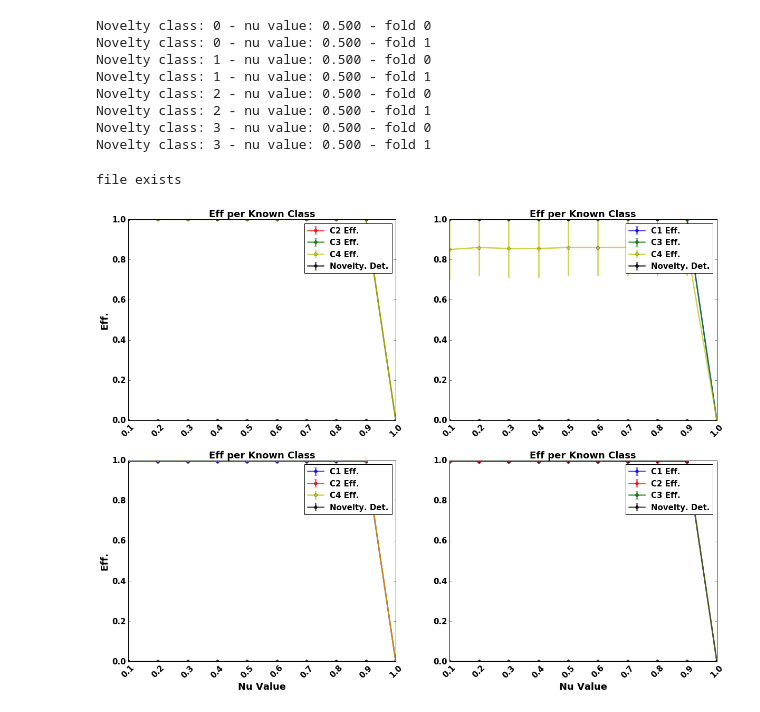
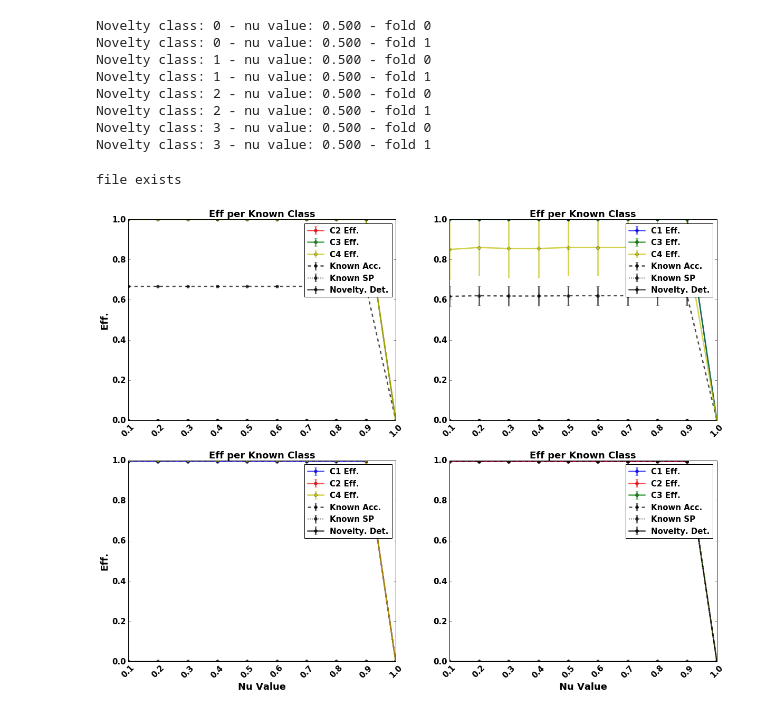
Before and after one commit to natmourajr/SonarAnalysis, a Jupyter notebook: Packages/NoveltyDetection/SingleClassSVM/SingleClassSVM.ipynb, the cells around one changed output. Saved outputs shown, nothing was run; the diff lists cells and outputs as text; code cells hidden in the pictures.

Commit message:
new NeuralNetwork Novelty Detection Analysis

```diff
--- a/Packages/NoveltyDetection/SingleClassSVM/SingleClassSVM.ipynb
+++ b/Packages/NoveltyDetection/SingleClassSVM/SingleClassSVM.ipynb
@@ -239,15 +238,6 @@ Novelty class: 3 - nu value: 0.500 - fold 1
 # analysis example - nu value variation
 
 from sklearn import preprocessing
-
-from keras.models import Sequential
-from keras.layers.core import Dense, Activation
-from keras.optimizers import SGD
-import keras.callbacks as callbacks
-
-from keras.utils import np_utils
-from keras.models import load_model
-
 from Functions import TrainParameters as trnparams
 
 
@@ -256,6 +246,15 @@ save_path=results_path
 
 analysis_str = 'SingleClassSVM'
 model_prefix_str = 'RawData'
+
+trn_params_folder='%s/%s/%s_trnparams.jbl'%(results_path,analysis_str,analysis_name)
+
+if not os.path.exists(trn_params_folder):
+    trn_params = trnparams.SVMNoveltyDetectionTrnParams(gamma=0.1)
+    trn_params.save(trn_params_folder)
+else:
+    trn_params = trnparams.SVMNoveltyDetectionTrnParams()
+    trn_params.load(trn_params_folder)
 
 analysis_file_name='%s/%s/%s_nu_value_sweep.jbl'%(results_path,analysis_str,analysis_name)
 
@@ -270,13 +269,15 @@ if not os.path.exists(analysis_file_name):
         trn_params.load(trn_params_folder)
 
     params_str = trn_params.get_params_str()
-    n_folds = len(CVO[0])
+    n_folds = 2
     CVO = trnparams.NoveltyDetectionFolds(folder=results_path,n_folds=n_folds,trgt=all_trgt,dev=development_flag)
 
     nu_mat = np.arange(0.1,1.1,0.1)
 
     class_eff_mat = np.zeros([n_folds,len(np.unique(all_trgt)),len(np.unique(all_trgt)),len(nu_mat)])
     novelty_eff_mat = np.zeros([n_folds,len(np.unique(all_trgt)),len(nu_mat)])
+    known_acc_mat = np.zeros([n_folds,len(np.unique(all_trgt)),len(nu_mat)])
+    known_sp_mat = np.zeros([n_folds,len(np.unique(all_trgt)),len(nu_mat)])
 
     for inovelty, novelty_class in enumerate(np.unique(trgt)):
         trn_data = all_data[all_trgt!=novelty_class]
@@ -287,7 +288,7 @@ if not os.path.exists(analysis_file_name):
                 [classifiers,novelty_detector] = SVMNoveltyTrainFunction(data=trn_data, trgt=trn_trgt, inovelty=inovelty,
                                                 ifold=ifold, n_folds=len(CVO[inovelty]), nu_value=nu_value,
                                                 trn_params=trn_params, save_path=results_path, dev=True)
-
+                buff = np.zeros([len(np.unique(trgt))-1])
                 for iclass, m_class in enumerate(np.unique(trn_trgt)):
                     if m_class == novelty_class:
                         output = novelty_detector.predict(all_data[all_trgt==novelty_class])
@@ -295,10 +296,14 @@ if not os.path.exists(analysis_file_name):
                     else:
                         output = classifiers[iclass].predict(trn_data[trn_trgt==m_class])
                         class_eff_mat[ifold,int(novelty_class),int(m_class),inu] = float(sum(output==1.))/float(len(output))
-    joblib.dump([class_eff_mat,novelty_eff_mat,nu_mat],analysis_file_name,compress=9)
+                        buff[iclass-(iclass>inovelty)] = float(sum(output==1.))/float(len(output))
+                known_acc_mat[ifold,int(novelty_class),inu]= np.mean(buff,axis=0)
+                known_sp_mat[ifold,int(novelty_class),inu]= (
+                    np.sqrt(np.mean(buff,axis=0)*np.power(np.prod(buff),1./float(len(buff)))))
+    joblib.dump([class_eff_mat,novelty_eff_mat, known_acc_mat, known_sp_mat,nu_mat],analysis_file_name,compress=9)
 else:
     print 'file exists'
-    [class_eff_mat,novelty_eff_mat,nu_mat] = joblib.load(analysis_file_name)
+    [class_eff_mat, novelty_eff_mat, known_acc_mat, known_sp_mat,nu_mat] = joblib.load(analysis_file_name)
 
 # plot analysis
 import matplotlib.pyplot as plt
@@ -315,31 +320,39 @@ plt.rc('font', weight='bold')
 m_colors = ['b', 'r', 'g', 'y']
 
 for inovelty, novelty_class in enumerate(np.unique(all_trgt)):
     ax = plt.subplot(2,2,inovelty+1)
     for iclass, m_class in enumerate(np.unique(all_trgt)):
         if novelty_class == m_class:
             #a = 0
             ax.errorbar(nu_mat,np.mean(novelty_eff_mat[:,int(novelty_class),:],axis=0),
                         np.std(novelty_eff_mat[:,int(novelty_class),:],axis=0),fmt='o-',
                         color='k',alpha=0.7,linewidth=2.5,
                         label='Novelty. Det.')
+            ax.errorbar(nu_mat,np.mean(known_acc_mat[:,int(novelty_class),:],axis=0),
+                        np.std(known_acc_mat[:,int(novelty_class),:],axis=0),fmt='o--',
+                        color='k',alpha=0.7,linewidth=2.5,
+                        label='Known Acc.')
+            ax.errorbar(nu_mat,np.mean(known_sp_mat[:,int(novelty_class),:],axis=0),
+                        np.std(known_sp_mat[:,int(novelty_class),:],axis=0),fmt='o:',
+                        color='k',alpha=0.7,linewidth=2.5,
+                        label='Known SP')
         else:
             ax.errorbar(nu_mat,np.mean(class_eff_mat[:,int(novelty_class),int(m_class),:],axis=0),
                         np.std(class_eff_mat[:,int(novelty_class),int(m_class),:],axis=0),fmt='o-',
                         color=m_colors[int(m_class)],alpha=0.7,linewidth=2.5,
                        label='C%i Eff.'%(int(m_class)+1))
     ax.set_xticks(nu_mat)
     ax.set_xticklabels(nu_mat,rotation=45)
     ax.set_title('Eff per Known Class',fontsize=18,weight='bold')
     if inovelty > 1:
         ax.set_xlabel('Nu Value',fontsize=18,weight='bold')
     if inovelty == 0 or inovelty == 2:
         ax.set_ylabel('Eff.',fontsize=18,weight='bold')
 
     handles, labels = ax.get_legend_handles_labels()
     # sort both labels and handles by labels
     labels, handles = zip(*sorted(zip(labels, handles), key=lambda t: t[0]))
     ax.legend(handles, labels, ncol=1)
 # %% [output]
 file exists
-[figure, old version]
+[figure, new version]
```
Also changed, not shown: parts of 6 cells of this notebook, 2 other files.
